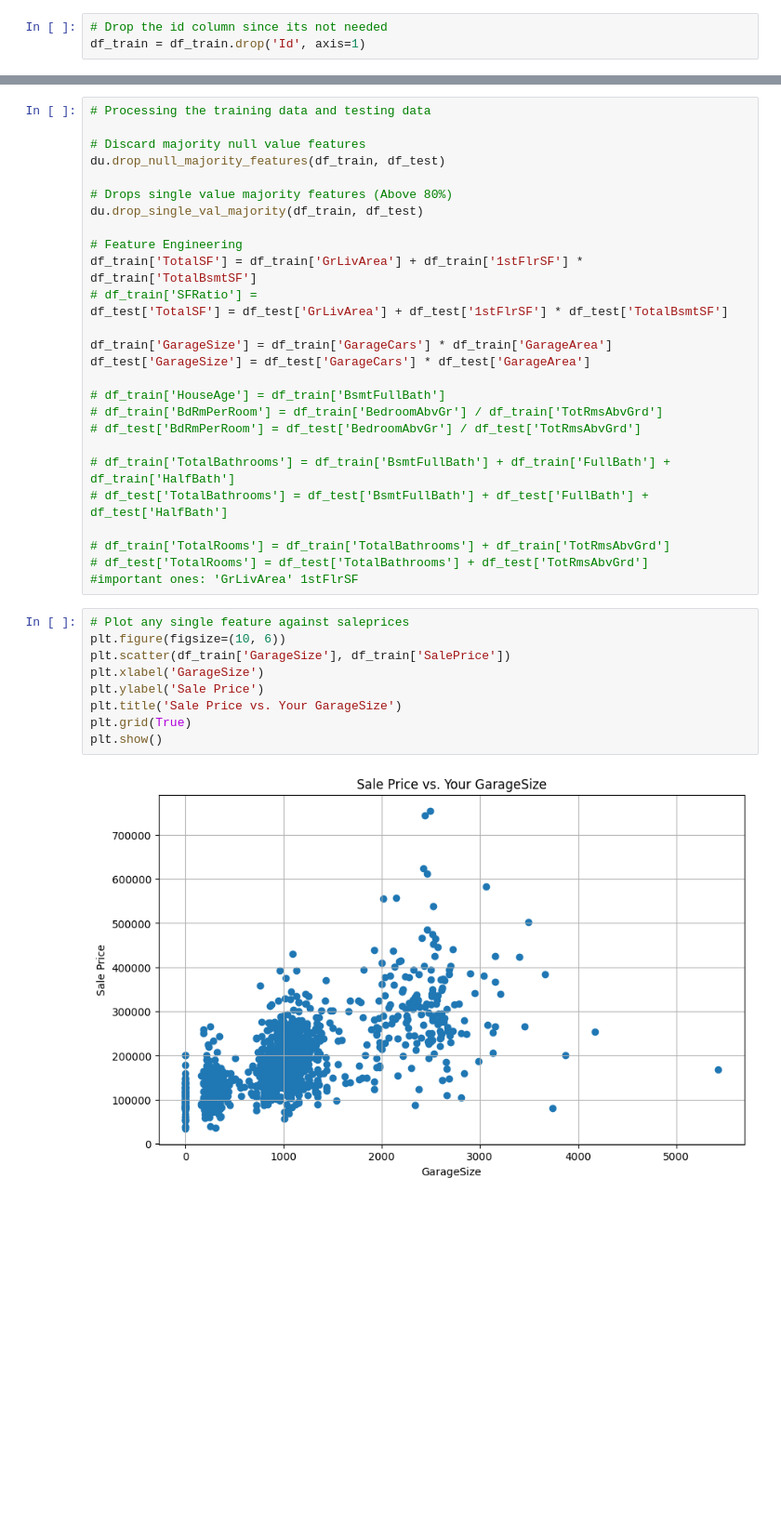
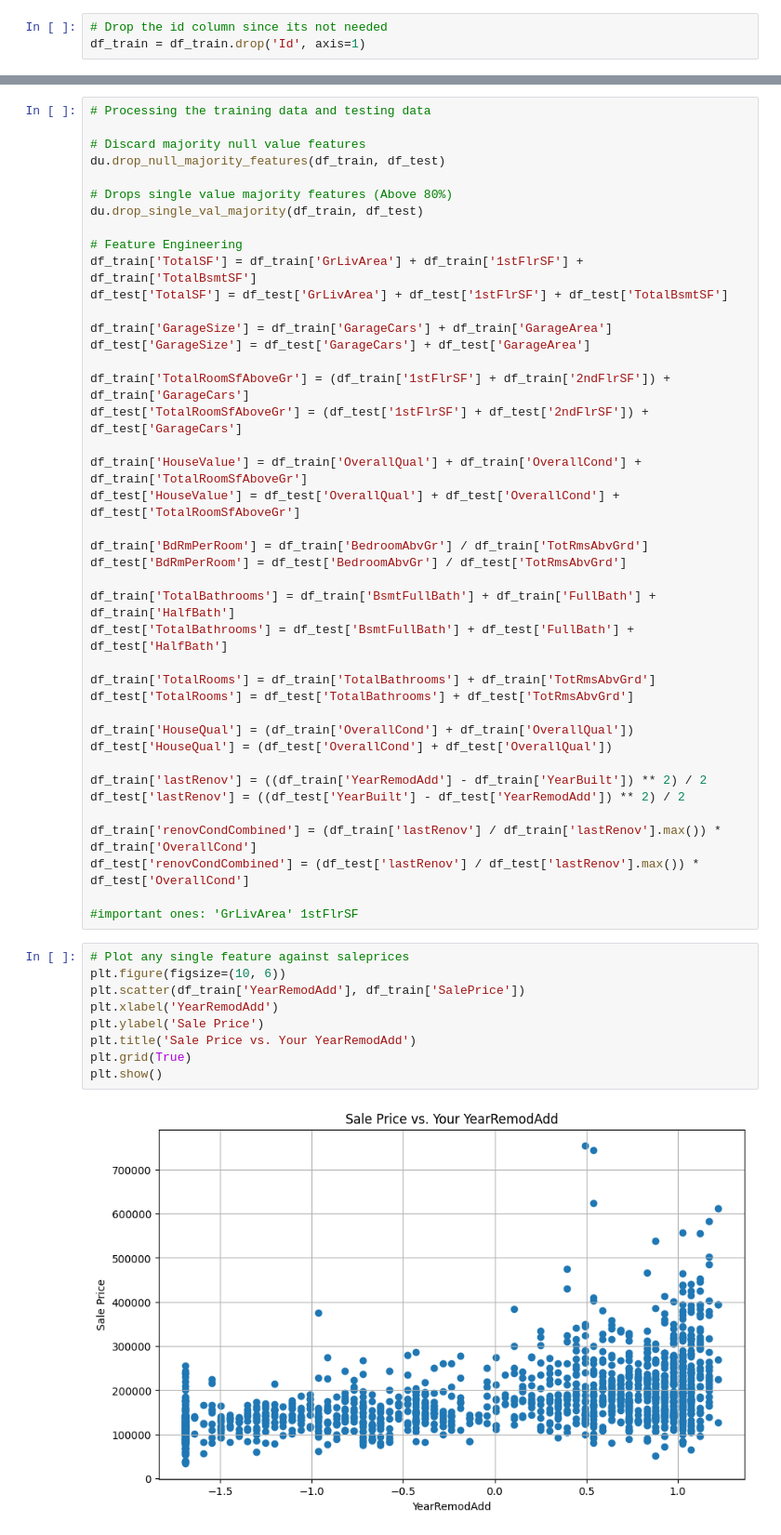
Before and after one commit to jadosh123/PredictingHousePrices, a Jupyter notebook: data-cleaning.ipynb, the cells around one changed output, grey strips where cells are left out. Shown: that part at 93% size. Drawn from its saved outputs; the diff is of its cells as text; blank space fills up the shorter version.

```diff
--- a/data-cleaning.ipynb
+++ b/data-cleaning.ipynb
@@ -105,34 +96,48 @@ du.drop_null_majority_features(df_train, df_test)
 du.drop_single_val_majority(df_train, df_test)
 
 # Feature Engineering
-df_train['TotalSF'] = df_train['GrLivArea'] + df_train['1stFlrSF'] * df_train['TotalBsmtSF']
-# df_train['SFRatio'] =
-df_test['TotalSF'] = df_test['GrLivArea'] + df_test['1stFlrSF'] * df_test['TotalBsmtSF']
+df_train['TotalSF'] = df_train['GrLivArea'] + df_train['1stFlrSF'] + df_train['TotalBsmtSF']
+df_test['TotalSF'] = df_test['GrLivArea'] + df_test['1stFlrSF'] + df_test['TotalBsmtSF']
 
-df_train['GarageSize'] = df_train['GarageCars'] * df_train['GarageArea']
-df_test['GarageSize'] = df_test['GarageCars'] * df_test['GarageArea']
+df_train['GarageSize'] = df_train['GarageCars'] + df_train['GarageArea']
+df_test['GarageSize'] = df_test['GarageCars'] + df_test['GarageArea']
 
-# df_train['HouseAge'] = df_train['BsmtFullBath']
-# df_train['BdRmPerRoom'] = df_train['BedroomAbvGr'] / df_train['TotRmsAbvGrd']
-# df_test['BdRmPerRoom'] = df_test['BedroomAbvGr'] / df_test['TotRmsAbvGrd']
+df_train['TotalRoomSfAboveGr'] = (df_train['1stFlrSF'] + df_train['2ndFlrSF']) + df_train['GarageCars']
+df_test['TotalRoomSfAboveGr'] = (df_test['1stFlrSF'] + df_test['2ndFlrSF']) + df_test['GarageCars']
 
-# df_train['TotalBathrooms'] = df_train['BsmtFullBath'] + df_train['FullBath'] + df_train['HalfBath']
-# df_test['TotalBathrooms'] = df_test['BsmtFullBath'] + df_test['FullBath'] + df_test['HalfBath']
+df_train['HouseValue'] = df_train['OverallQual'] + df_train['OverallCond'] + df_train['TotalRoomSfAboveGr']
+df_test['HouseValue'] = df_test['OverallQual'] + df_test['OverallCond'] + df_test['TotalRoomSfAboveGr']
 
-# df_train['TotalRooms'] = df_train['TotalBathrooms'] + df_train['TotRmsAbvGrd']
-# df_test['TotalRooms'] = df_test['TotalBathrooms'] + df_test['TotRmsAbvGrd']
+df_train['BdRmPerRoom'] = df_train['BedroomAbvGr'] / df_train['TotRmsAbvGrd']
+df_test['BdRmPerRoom'] = df_test['BedroomAbvGr'] / df_test['TotRmsAbvGrd']
+
+df_train['TotalBathrooms'] = df_train['BsmtFullBath'] + df_train['FullBath'] + df_train['HalfBath']
+df_test['TotalBathrooms'] = df_test['BsmtFullBath'] + df_test['FullBath'] + df_test['HalfBath']
+
+df_train['TotalRooms'] = df_train['TotalBathrooms'] + df_train['TotRmsAbvGrd']
+df_test['TotalRooms'] = df_test['TotalBathrooms'] + df_test['TotRmsAbvGrd']
+
+df_train['HouseQual'] = (df_train['OverallCond'] + df_train['OverallQual'])
+df_test['HouseQual'] = (df_test['OverallCond'] + df_test['OverallQual'])
+
+df_train['lastRenov'] = ((df_train['YearRemodAdd'] - df_train['YearBuilt']) ** 2) / 2
+df_test['lastRenov'] = ((df_test['YearBuilt'] - df_test['YearRemodAdd']) ** 2) / 2
+
+df_train['renovCondCombined'] = (df_train['lastRenov'] / df_train['lastRenov'].max()) * df_train['OverallCond']
+df_test['renovCondCombined'] = (df_test['lastRenov'] / df_test['lastRenov'].max()) * df_test['OverallCond']
+
 #important ones: 'GrLivArea' 1stFlrSF
 # %%
 # Plot any single feature against saleprices
 plt.figure(figsize=(10, 6))
-plt.scatter(df_train['GarageSize'], df_train['SalePrice'])
-plt.xlabel('GarageSize')
+plt.scatter(df_train['YearRemodAdd'], df_train['SalePrice'])
+plt.xlabel('YearRemodAdd')
 plt.ylabel('Sale Price')
-plt.title('Sale Price vs. Your GarageSize')
+plt.title('Sale Price vs. Your YearRemodAdd')
 plt.grid(True)
 plt.show()
 # %% [output]
-[figure, old version]
+[figure, new version]
 # %%
 
 # Split dataset into training and validation sets
```
Also changed, not shown: parts of 9 cells of this notebook, 2 other files.
